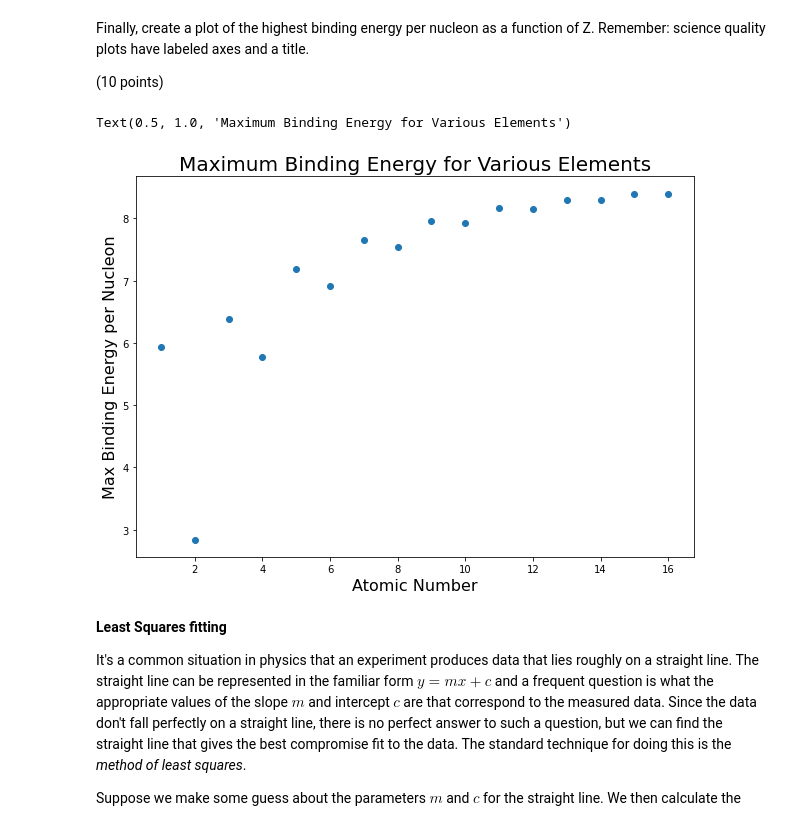
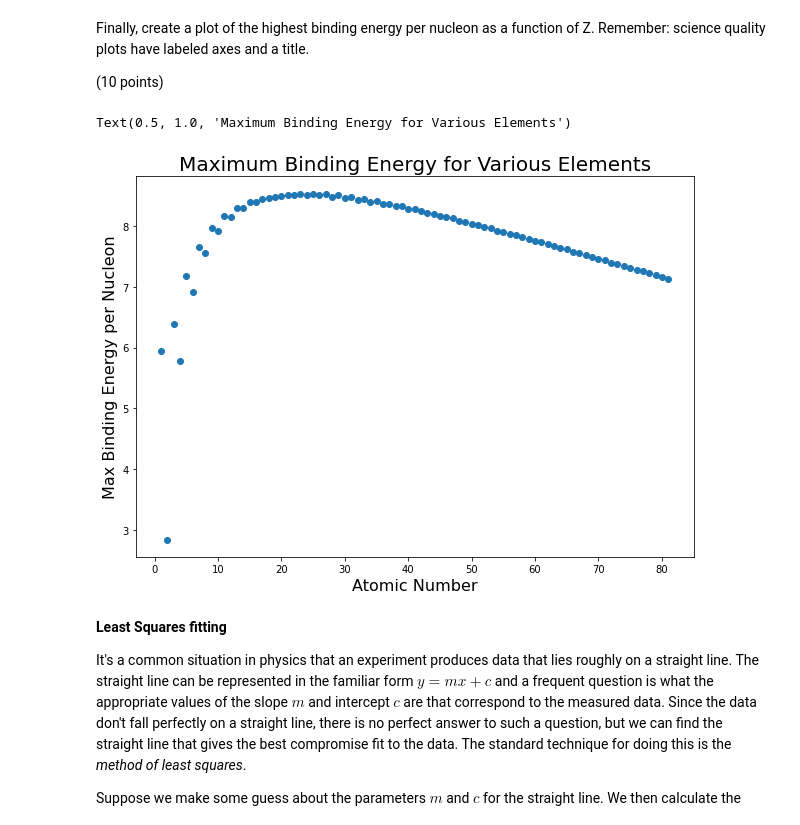
Before and after one commit to GeoffHennessy/Hennessy-Phys50733, a Jupyter notebook: Homework_1/Homework1.ipynb, the cells around one changed output. Drawn from its saved outputs; the diff is of its cells as text; code cells hidden in the pictures.

```diff
--- a/Homework_1/Homework1.ipynb
+++ b/Homework_1/Homework1.ipynb
@@ -90,26 +90,26 @@ Finally, create a plot of the highest binding energy per nucleon as a function o
 (10 points)
 # %%
 # code
-xNums = 16
+xNums = 81
 xVals = []
 yVals = []
 
 for numbers in range(1,xNums + 1):
     x, y = max_A(numbers)
     xVals.append(x)
     yVals.append(y)
 
 
 fig1 = plt.figure(figsize=(10,7))
 ax1 = fig1.add_subplot(111)
 
 ax1.scatter(yVals,xVals)
 ax1.set_xlabel("Atomic Number", size = 16)
 ax1.set_ylabel("Max Binding Energy per Nucleon", size = 16)
 ax1.set_title("Maximum Binding Energy for Various Elements", size = 20)
 # %% [output]
 Text(0.5, 1.0, 'Maximum Binding Energy for Various Elements')
-[figure, old version]
+[figure, new version]
 # %% [markdown]
 **Least Squares fitting**
 
```
